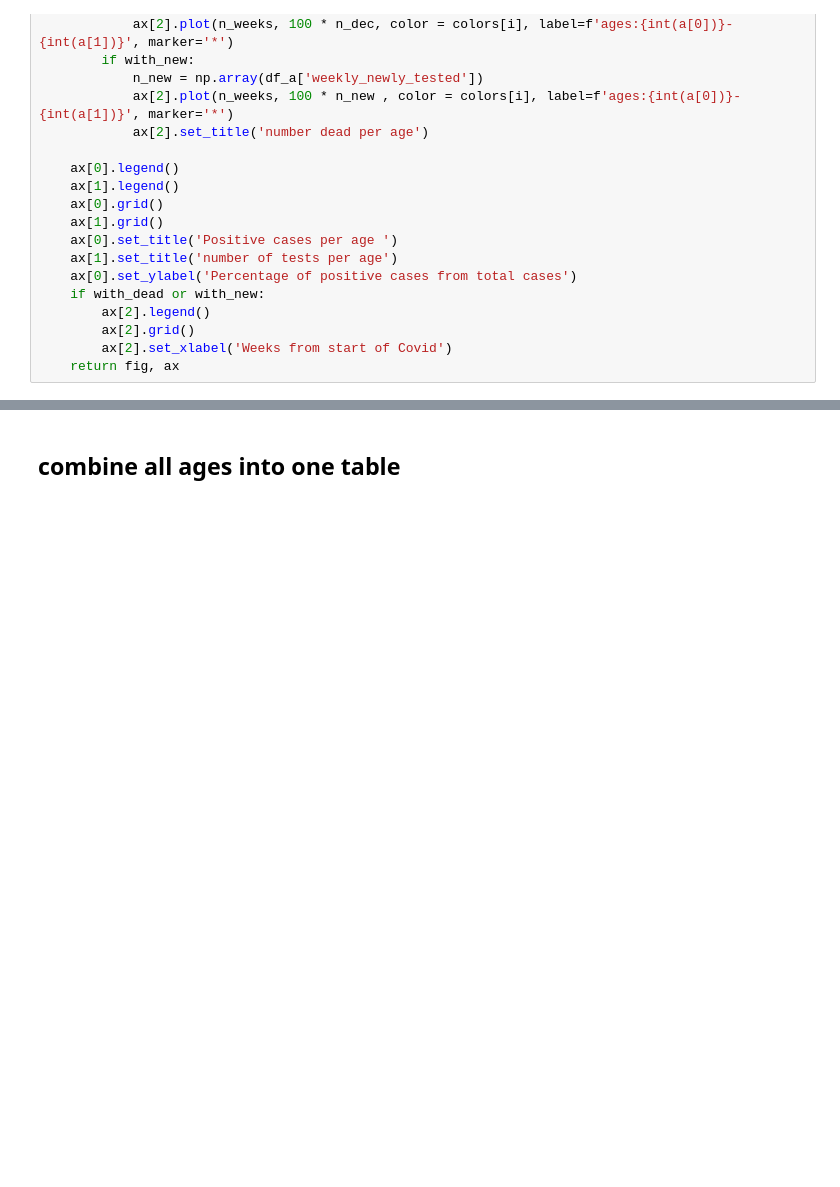
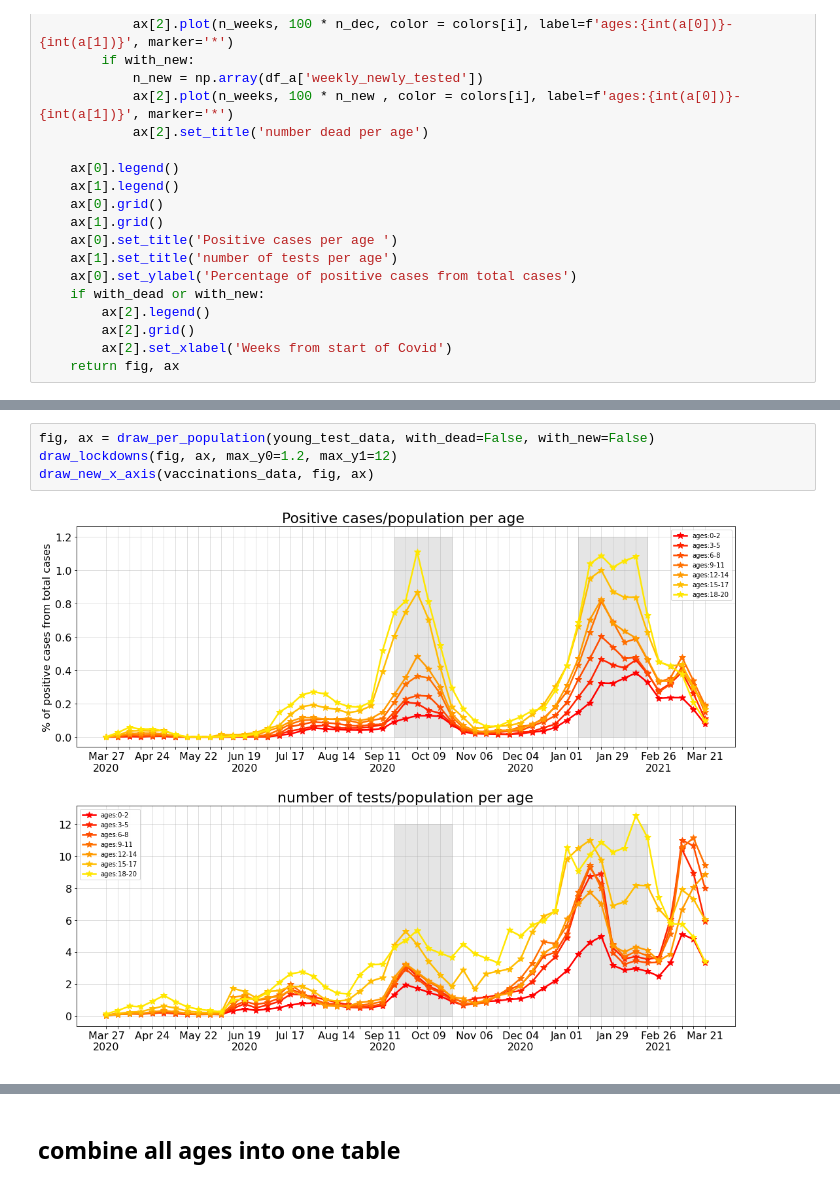
Before and after one commit to CoronaPolicy/prediction_model, a Jupyter notebook: israel_data/load_israeli_data.ipynb, the cells around one changed output, grey strips where cells are left out. Drawn from its saved outputs; the diff is of its cells as text; blank space fills up the shorter version.

```diff
--- a/israel_data/load_israeli_data.ipynb
+++ b/israel_data/load_israeli_data.ipynb
@@ -357,0 +449,6 @@ draw_per_total(young_test_data, test_data_agg_weeks, with_dead=False, with_new=F
+# %%
+fig, ax = draw_per_population(young_test_data, with_dead=False, with_new=False)
+draw_lockdowns(fig, ax, max_y0=1.2, max_y1=12)
+draw_new_x_axis(vaccinations_data, fig, ax)
+# %% [output]
+[figure, added]
```
Also changed, not shown: parts of 51 cells of this notebook, 1 other file.
